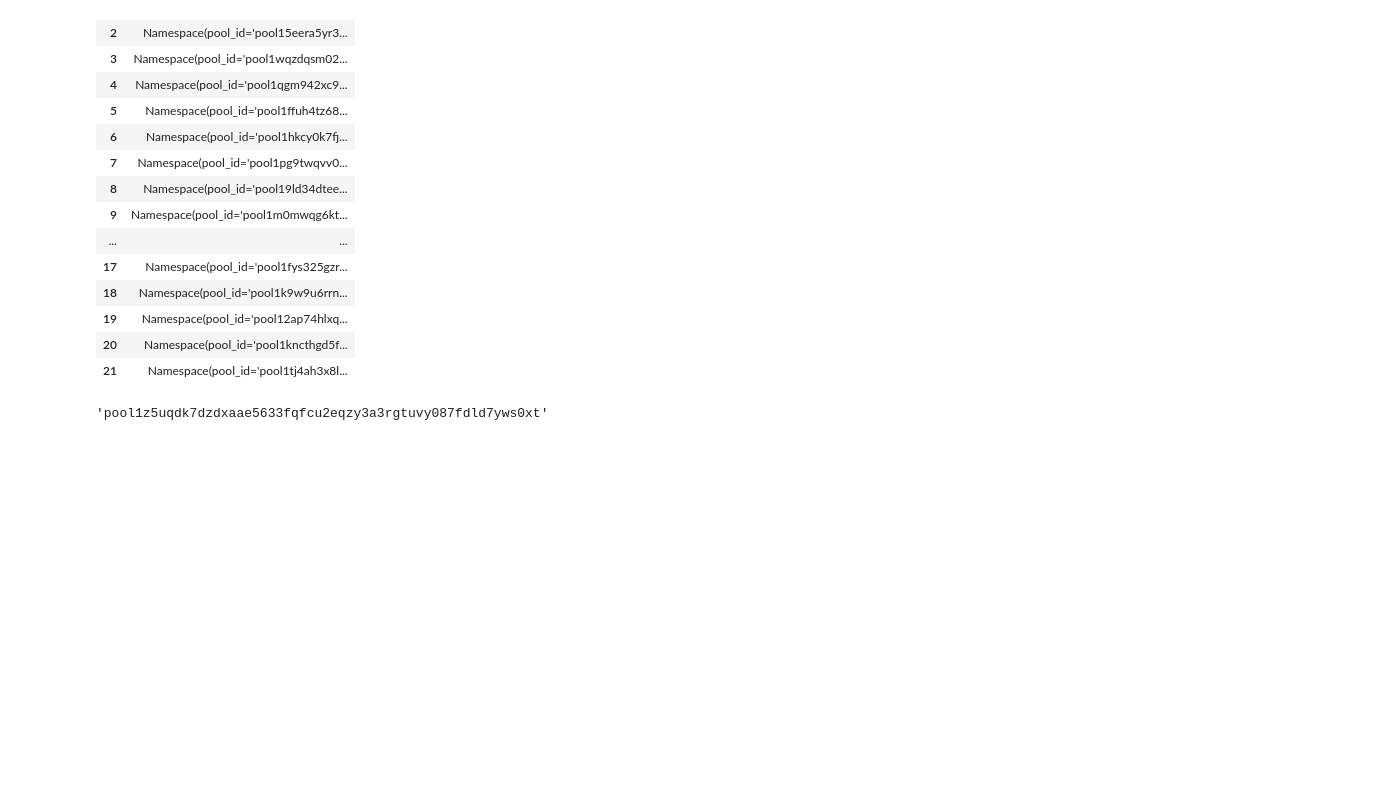
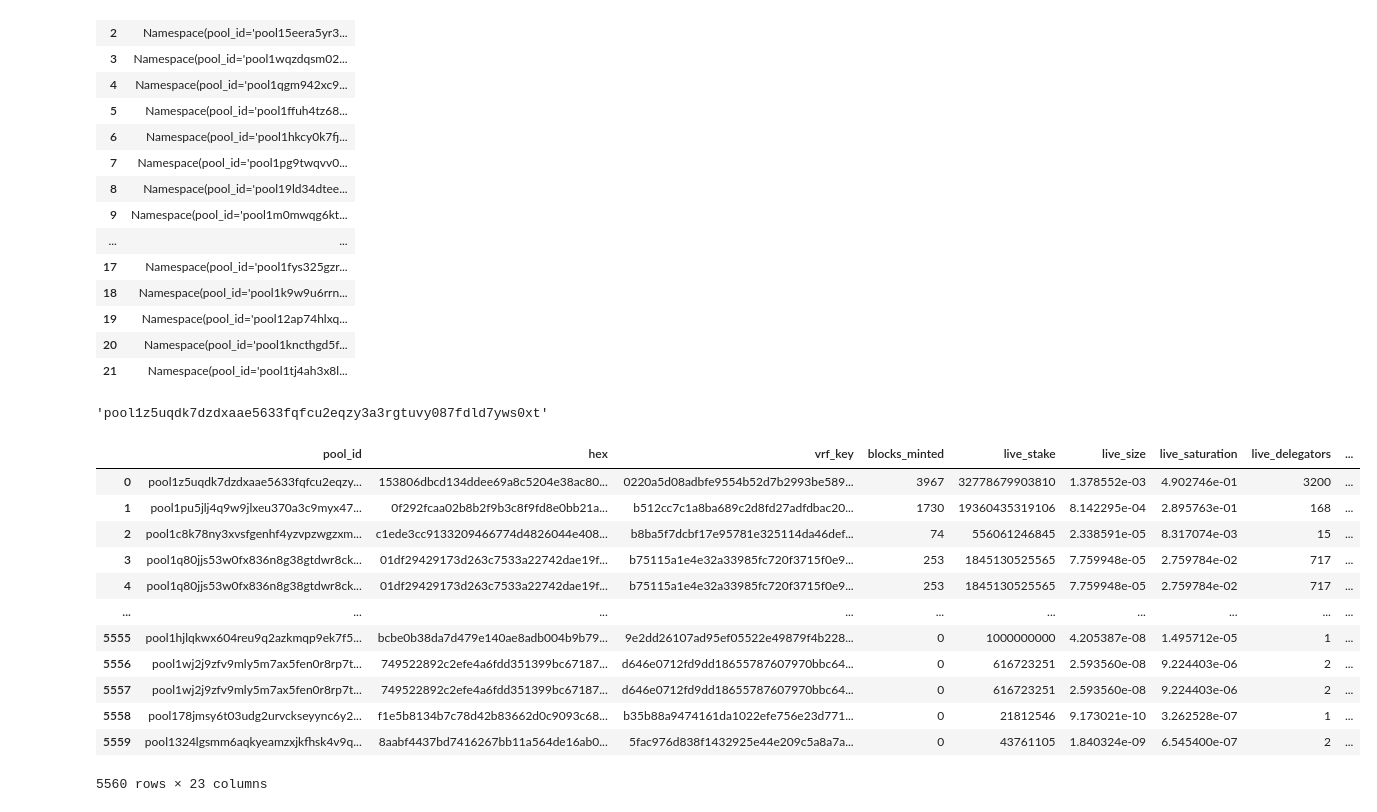
Before and after one commit to armada-alliance/cardano-heartbeat, a Jupyter notebook: data/python_blockfrost_sdk.ipynb, the cells around one changed output. Drawn from its saved outputs; the diff is of its cells as text; code cells hidden in the pictures; blank space fills up the shorter version.

```diff
--- a/data/python_blockfrost_sdk.ipynb
+++ b/data/python_blockfrost_sdk.ipynb
@@ -171,9 +171,27 @@ for i in range(0,len(df)):
                                 df3 = df3.append(pool_info, ignore_index=True)
                                 df4 = df4.append(pd.Series(relays_info[t]), ignore_index=True)
                                 t += 1
-                time.sleep(0.1)
+                time.sleep(0.25)
 
         except ApiError as e:
+                if e.status_code == 402 or e.status_code == 429:
+                        break
                 print(e)
 
 result = pd.concat([df3, df4 ], axis=1)
+# %%
+result
+# %% [output]
+|  | pool_id | hex | vrf_key | blocks_minted | live_stake | live_size | live_saturation | live_delegators | ... |
+| 0 | pool1z5uqdk7dzdxaae5633fqfcu2eqzy... | 153806dbcd134ddee69a8c5204e38ac80... | 0220a5d08adbfe9554b52d7b2993be589... | 3967 | 32778679903810 | 1.378552e-03 | 4.902746e-01 | 3200 | ... |
+| 1 | pool1pu5jlj4q9w9jlxeu370a3c9myx47... | 0f292fcaa02b8b2f9b3c8f9fd8e0bb21a... | b512cc7c1a8ba689c2d8fd27adfdbac20... | 1730 | 19360435319106 | 8.142295e-04 | 2.895763e-01 | 168 | ... |
+| 2 | pool1c8k78ny3xvsfgenhf4yzvpzwgzxm... | c1ede3cc9133209466774d4826044e408... | b8ba5f7dcbf17e95781e325114da46def... | 74 | 556061246845 | 2.338591e-05 | 8.317074e-03 | 15 | ... |
+| 3 | pool1q80jjs53w0fx836n8g38gtdwr8ck... | 01df29429173d263c7533a22742dae19f... | b75115a1e4e32a33985fc720f3715f0e9... | 253 | 1845130525565 | 7.759948e-05 | 2.759784e-02 | 717 | ... |
+| 4 | pool1q80jjs53w0fx836n8g38gtdwr8ck... | 01df29429173d263c7533a22742dae19f... | b75115a1e4e32a33985fc720f3715f0e9... | 253 | 1845130525565 | 7.759948e-05 | 2.759784e-02 | 717 | ... |
+| ... | ... | ... | ... | ... | ... | ... | ... | ... | ... |
+| 5555 | pool1hjlqkwx604reu9q2azkmqp9ek7f5... | bcbe0b38da7d479e140ae8adb004b9b79... | 9e2dd26107ad95ef05522e49879f4b228... | 0 | 1000000000 | 4.205387e-08 | 1.495712e-05 | 1 | ... |
+| 5556 | pool1wj2j9zfv9mly5m7ax5fen0r8rp7t... | 749522892c2efe4a6fdd351399bc67187... | d646e0712fd9dd18655787607970bbc64... | 0 | 616723251 | 2.593560e-08 | 9.224403e-06 | 2 | ... |
+| 5557 | pool1wj2j9zfv9mly5m7ax5fen0r8rp7t... | 749522892c2efe4a6fdd351399bc67187... | d646e0712fd9dd18655787607970bbc64... | 0 | 616723251 | 2.593560e-08 | 9.224403e-06 | 2 | ... |
+| 5558 | pool178jmsy6t03udg2urvckseyync6y2... | f1e5b8134b7c78d42b83662d0c9093c68... | b35b88a9474161da1022efe756e23d771... | 0 | 21812546 | 9.173021e-10 | 3.262528e-07 | 1 | ... |
+| 5559 | pool1324lgsmm6aqkyeamzxjkfhsk4v9q... | 8aabf4437bd7416267bb11a564de16ab0... | 5fac976d838f1432925e44e209c5a8a7a... | 0 | 43761105 | 1.840324e-09 | 6.545400e-07 | 2 | ... |
+5560 rows × 23 columns
```
